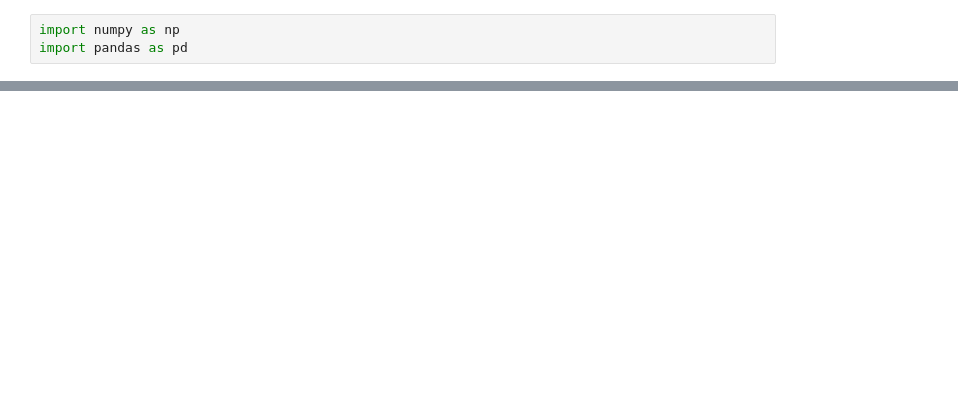
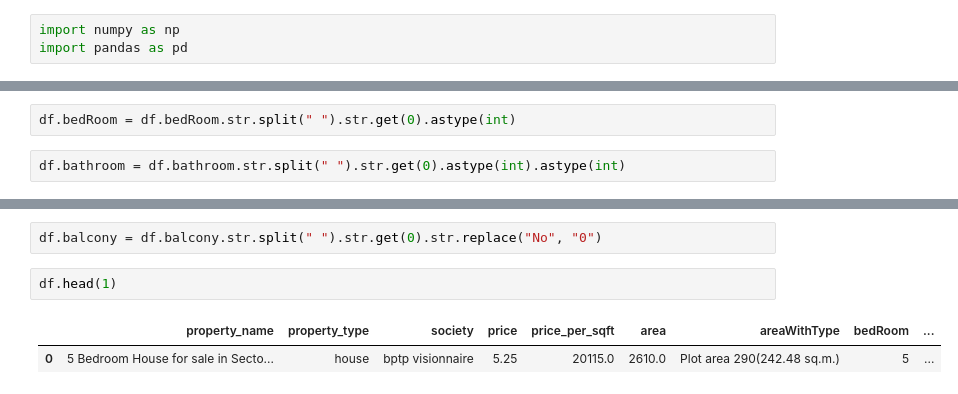
Before and after one commit to kaushalkumarma2025/house-price-prediction-india, a Jupyter notebook: notebooks/02_basic_cleaning_houses.ipynb, the cells around one changed output, grey strips where cells are left out. Drawn from its saved outputs; the diff is of its cells as text; blank space fills up the shorter version.

```diff
--- a/notebooks/02_basic_cleaning_houses.ipynb
+++ b/notebooks/02_basic_cleaning_houses.ipynb
@@ -26,0 +190,4 @@ FileNotFoundError: [Errno 2] No such file or directory: 'Data\\Raw\\houses.csv'
+# %%
+df.bedRoom = df.bedRoom.str.split(" ").str.get(0).astype(int)
+# %%
+df.bathroom = df.bathroom.str.split(" ").str.get(0).astype(int).astype(int)
@@ -26,0 +204,7 @@ FileNotFoundError: [Errno 2] No such file or directory: 'Data\\Raw\\houses.csv'
+# %%
+df.balcony = df.balcony.str.split(" ").str.get(0).str.replace("No", "0")
+# %%
+df.head(1)
+# %% [output]
+|  | property_name | property_type | society | price | price_per_sqft | area | areaWithType | bedRoom | ... |
+| 0 | 5 Bedroom House for sale in Secto... | house | bptp visionnaire | 5.25 | 20115.0 | 2610.0 | Plot area 290(242.48 sq.m.) | 5 | ... |
```
Also changed, not shown: parts of 40 cells of this notebook.
